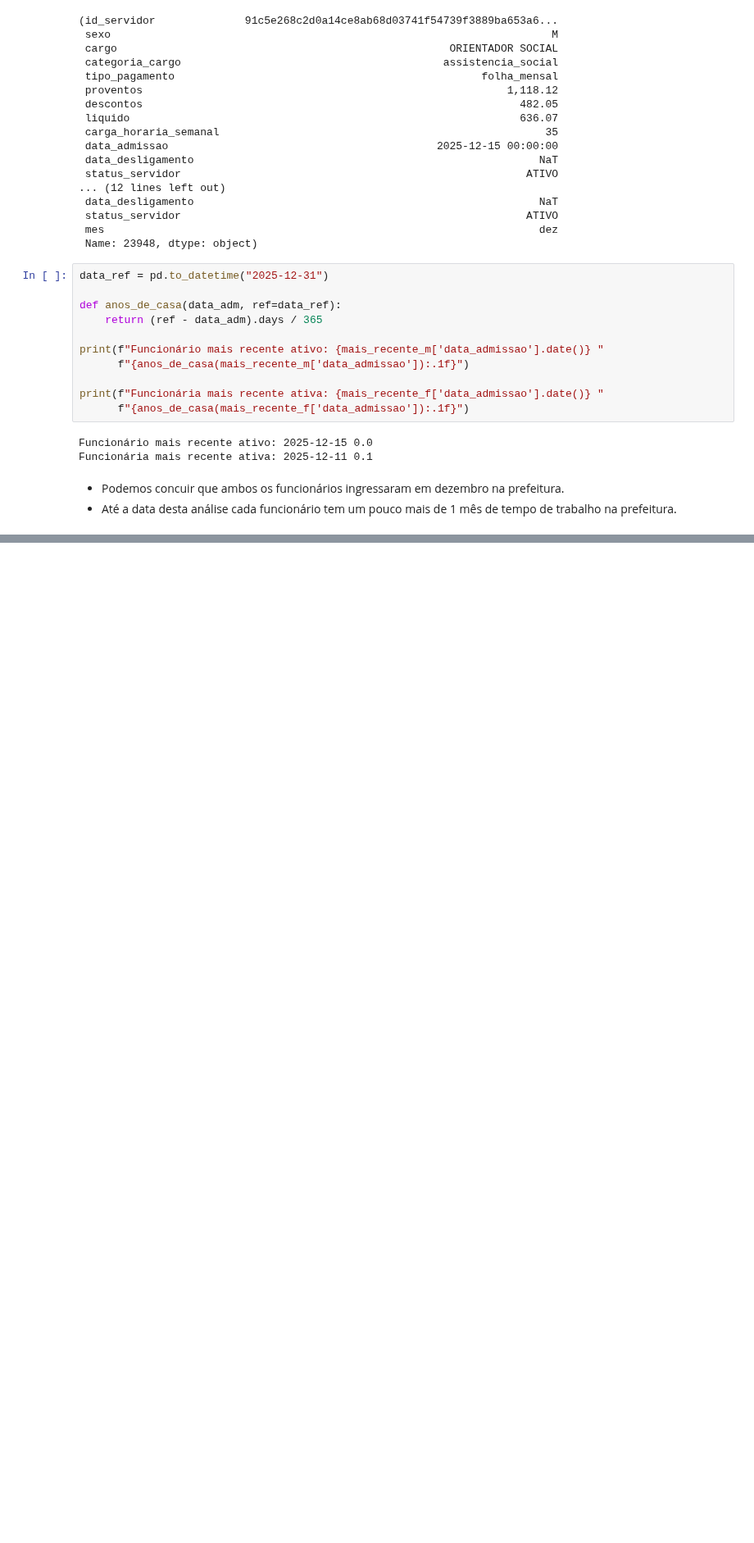
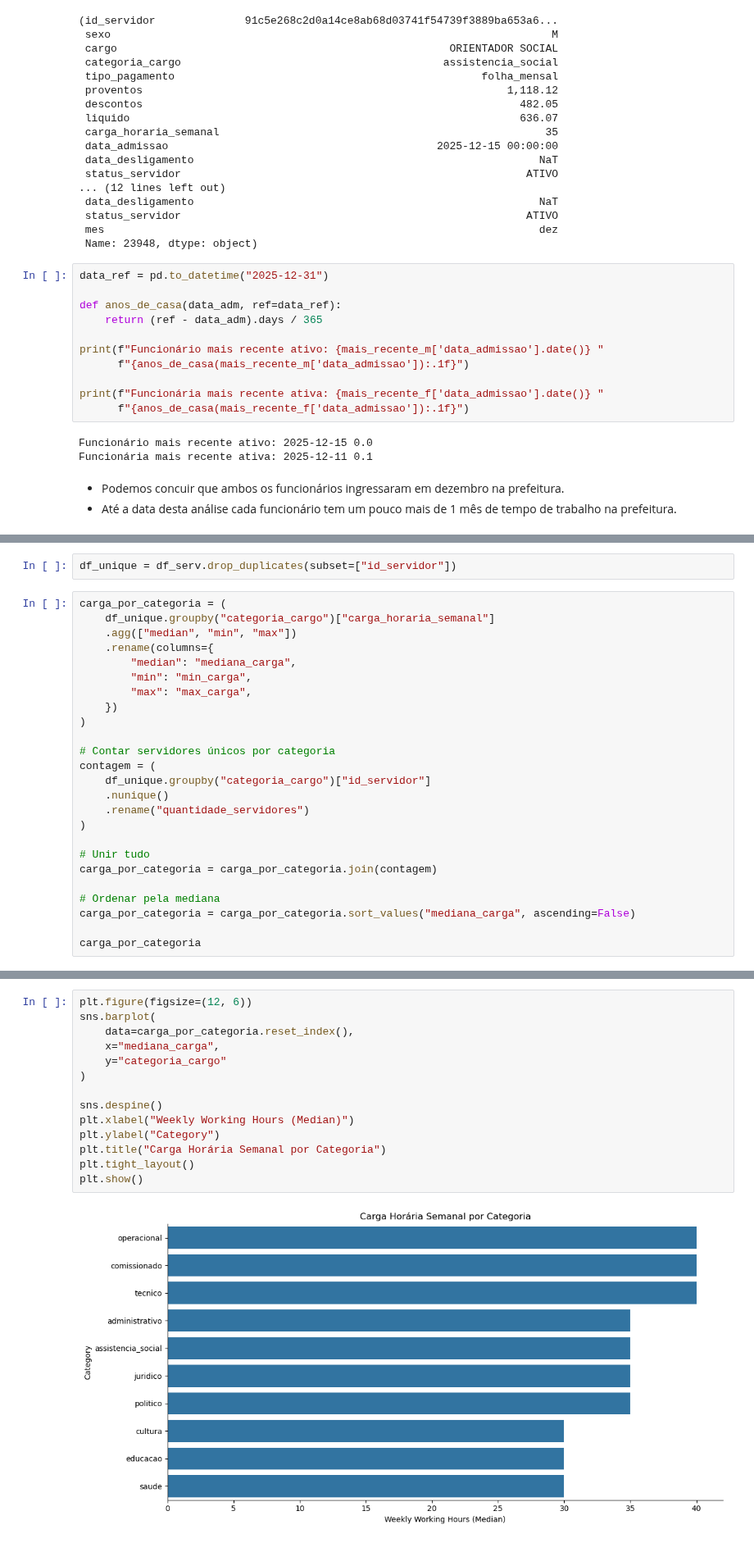
Before and after one commit to oguidenardi/folha_pagamento_santa_rita_2025, a Jupyter notebook: notebooks/04_exploratory_data_analysis.ipynb, the cells around one changed output, grey strips where cells are left out. Shown at 82% size. Cells and saved outputs as stored; diff of their text form; blank space fills up the shorter version.

Commit message:
feat(eda): analyze weekly workload by job category using unique employees

```diff
--- a/notebooks/04_exploratory_data_analysis.ipynb
+++ b/notebooks/04_exploratory_data_analysis.ipynb
@@ -1324,0 +1329,27 @@ Funcionária mais recente ativa: 2025-12-11 0.1
+# %%
+df_unique = df_serv.drop_duplicates(subset=["id_servidor"])
+# %%
+carga_por_categoria = (
+    df_unique.groupby("categoria_cargo")["carga_horaria_semanal"]
+    .agg(["median", "min", "max"])
+    .rename(columns={
+        "median": "mediana_carga",
+        "min": "min_carga",
+        "max": "max_carga",
+    })
+)
+
+# Contar servidores únicos por categoria
+contagem = (
+    df_unique.groupby("categoria_cargo")["id_servidor"]
+    .nunique()
+    .rename("quantidade_servidores")
+)
+
+# Unir tudo
+carga_por_categoria = carga_por_categoria.join(contagem)
+
+# Ordenar pela mediana
+carga_por_categoria = carga_por_categoria.sort_values("mediana_carga", ascending=False)
+
+carga_por_categoria
@@ -1324,0 +1397,16 @@ Funcionária mais recente ativa: 2025-12-11 0.1
+# %%
+plt.figure(figsize=(12, 6))
+sns.barplot(
+    data=carga_por_categoria.reset_index(),
+    x="mediana_carga",
+    y="categoria_cargo"
+)
+
+sns.despine()
+plt.xlabel("Weekly Working Hours (Median)")
+plt.ylabel("Category")
+plt.title("Carga Horária Semanal por Categoria")
+plt.tight_layout()
+plt.show()
+# %% [output]
+[figure, added]
```
Also changed, not shown: parts of 3 cells of this notebook.
